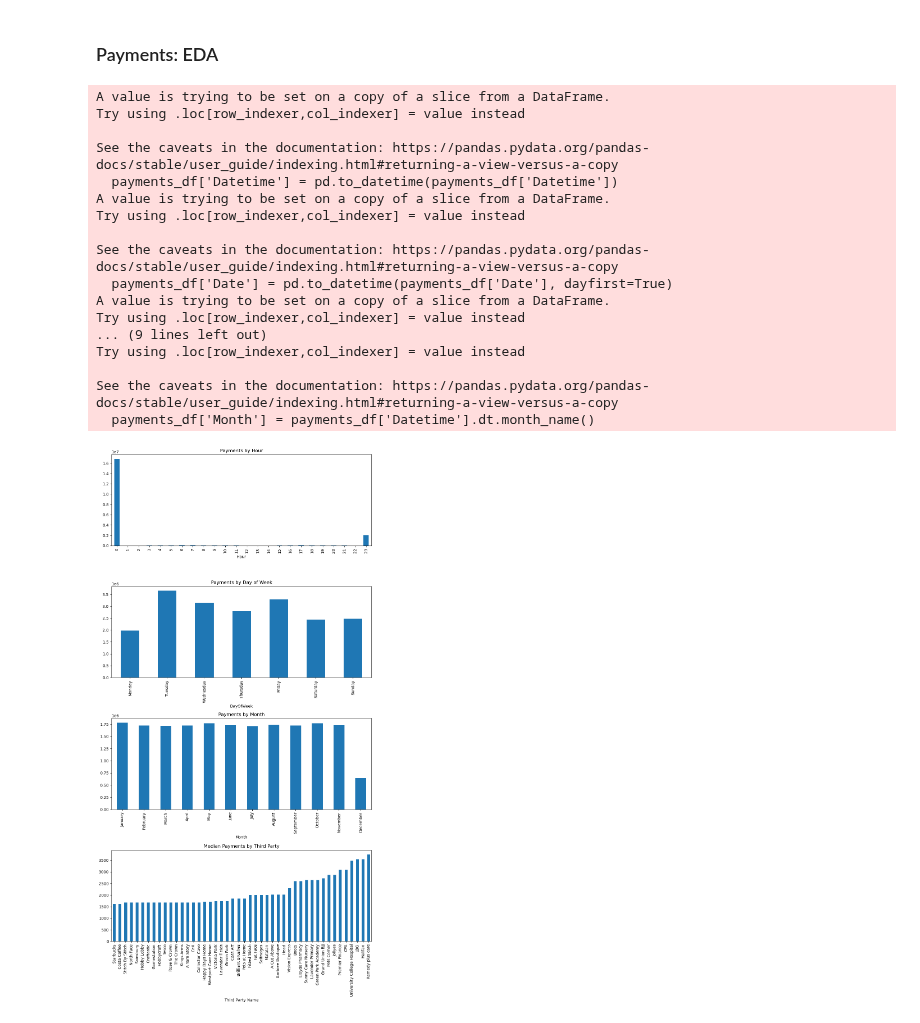
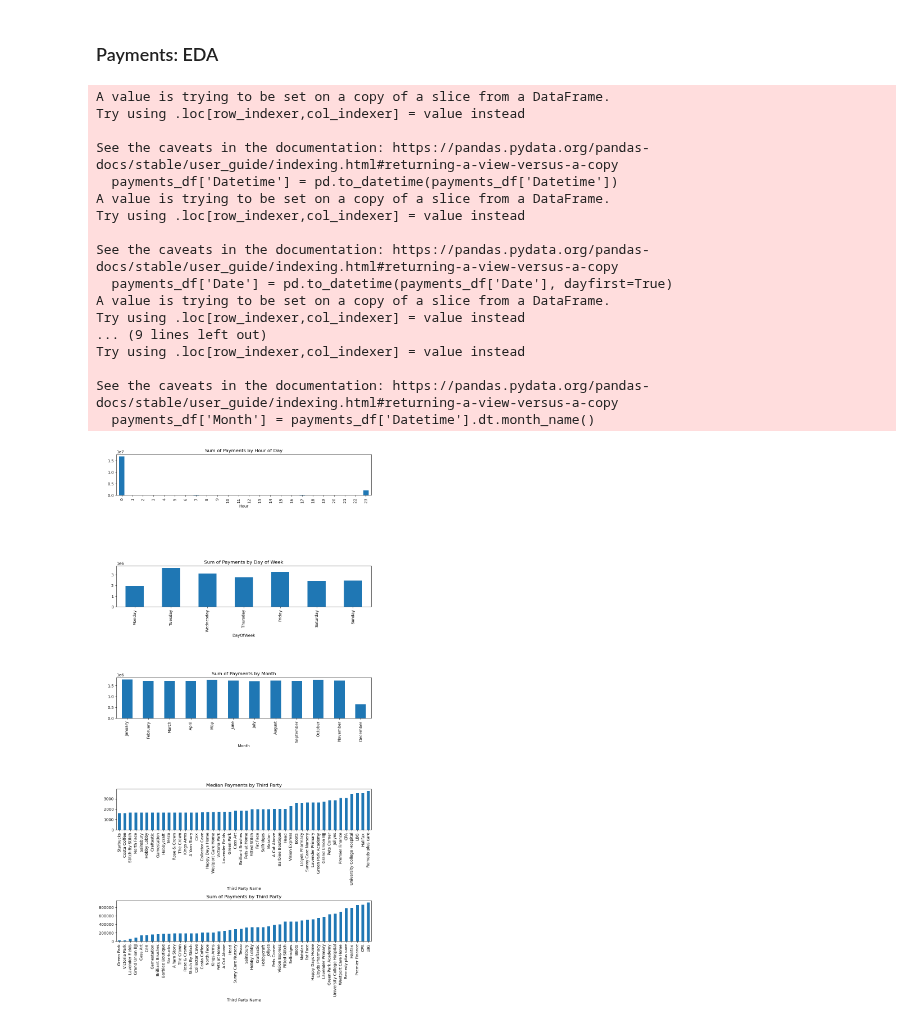
Before and after one commit to UoB-DSMP-2023-24/dsmp-2024-group27, a Jupyter notebook: Dataset2_EDA.ipynb, the cells around one changed output. Saved outputs shown, nothing was run; the diff lists cells and outputs as text; code cells hidden in the pictures.

Commit message:
EDA for the payments and expenditure dataframes

```diff
--- a/Dataset2_EDA.ipynb
+++ b/Dataset2_EDA.ipynb
@@ -360,54 +368,62 @@ See the caveats in the documentation: https://pandas.pydata.org/pandas-docs/stab
 # %% [markdown]
 ### Payments: EDA
 # %%
-# Ensure 'Datetime' is in the correct format for analysis
+# Formatting datetime information for analysis
 payments_df['Datetime'] = pd.to_datetime(payments_df['Datetime'])
 payments_df['Date'] = pd.to_datetime(payments_df['Date'], dayfirst=True)
 payments_df['Hour'] = payments_df['Datetime'].dt.hour
 payments_df['DayOfWeek'] = payments_df['Datetime'].dt.day_name()
 payments_df['Month'] = payments_df['Datetime'].dt.month_name()
 
-# Conducting EDA with visualisations on the payments dataset
-
-# Payments by Hour
+# Analysis by Hour, Day of the Week, and Month
 payments_by_hour = payments_df.groupby('Hour')['Amount'].sum()
-
-# Payments by Day of the Week
 payments_by_day = payments_df.groupby('DayOfWeek')['Amount'].sum().reindex(["Monday", "Tuesday", "Wednesday", "Thursday", "Friday", "Saturday", "Sunday"])
-
-# Payments by Month
 payments_by_month = payments_df.groupby('Month')['Amount'].sum().reindex(["January", "February", "March", "April", "May", "June", "July", "August", "September", "October", "November", "December"])
 
-# Median Payments by Third Party
+
+# Analysis by third party business
 median_payments_third_party = payments_df.groupby('Third Party Name')['Amount'].median().sort_values()
+payments_third_party = payments_df.groupby('Third Party Name')['Amount'].sum().sort_values()
 
+# Transaction Counts by Hour, Day of the Week, and Month
+payments_by_hour_count = payments_df.groupby('Hour').size()
+payments_by_day_count = payments_df.groupby('DayOfWeek').size().reindex(["Monday", "Tuesday", "Wednesday", "Thursday", "Friday", "Saturday", "Sunday"])
+payments_by_month_count = payments_df.groupby('Month').size().reindex(["January", "February", "March", "April", "May", "June", "July", "August", "September", "October", "November", "December"])
 
-# Visualising the analysis
-fig, axs = plt.subplots(4, 1, figsize=(10, 20))
-
-payments_by_hour.plot(kind='bar', ax=axs[0], title='Payments by Hour')
-payments_by_day.plot(kind='bar', ax=axs[1], title='Payments by Day of Week')
-payments_by_month.plot(kind='bar', ax=axs[2], title='Payments by Month')
+# Visualising the Amounts Paid
+fig, axs = plt.subplots(5, 1, figsize=(10, 20))
+payments_by_hour.plot(kind='bar', ax=axs[0], title='Sum of Payments by Hour of Day')
+payments_by_day.plot(kind='bar', ax=axs[1], title='Sum of Payments by Day of Week')
+payments_by_month.plot(kind='bar', ax=axs[2], title='Sum of Payments by Month')
 median_payments_third_party.plot(kind='bar', ax=axs[3], title='Median Payments by Third Party')
+payments_third_party.plot(kind='bar', ax=axs[4], title='Sum of Payments by Third Party')
 
 plt.tight_layout()
+
+# Visualising the Number of Transactions
+fig, axs = plt.subplots(3, 1, figsize=(10, 15))
+payments_by_hour_count.plot(kind='bar', ax=axs[0], title='Number of Payments by Hour')
+payments_by_day_count.plot(kind='bar', ax=axs[1], title='Number of Payments by Day of Week')
+payments_by_month_count.plot(kind='bar', ax=axs[2], title='Number of Payments by Month')
+plt.tight_layout()
+
 plt.show()
 # %% [output]
 A value is trying to be set on a copy of a slice from a DataFrame.
 Try using .loc[row_indexer,col_indexer] = value instead
 
 See the caveats in the documentation: https://pandas.pydata.org/pandas-docs/stable/user_guide/indexing.html#returning-a-view-versus-a-copy
   payments_df['Datetime'] = pd.to_datetime(payments_df['Datetime'])
 A value is trying to be set on a copy of a slice from a DataFrame.
 Try using .loc[row_indexer,col_indexer] = value instead
 
 See the caveats in the documentation: https://pandas.pydata.org/pandas-docs/stable/user_guide/indexing.html#returning-a-view-versus-a-copy
   payments_df['Date'] = pd.to_datetime(payments_df['Date'], dayfirst=True)
 A value is trying to be set on a copy of a slice from a DataFrame.
 Try using .loc[row_indexer,col_indexer] = value instead
 ... (9 lines left out)
 Try using .loc[row_indexer,col_indexer] = value instead
 
 See the caveats in the documentation: https://pandas.pydata.org/pandas-docs/stable/user_guide/indexing.html#returning-a-view-versus-a-copy
   payments_df['Month'] = payments_df['Datetime'].dt.month_name()
-[figure, old version]
+[figure, new version]
```
Also changed, not shown: parts of 7 cells of this notebook.
